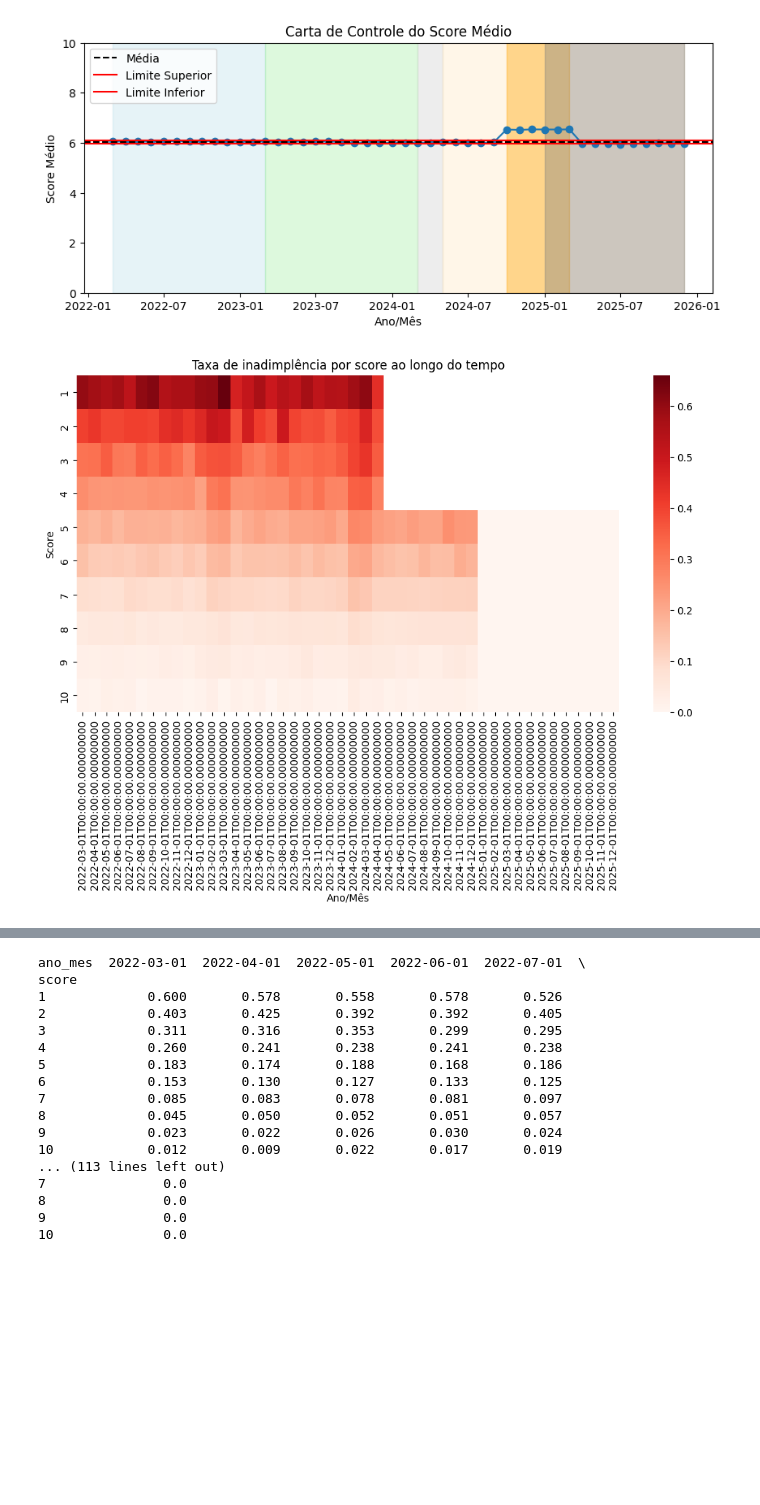
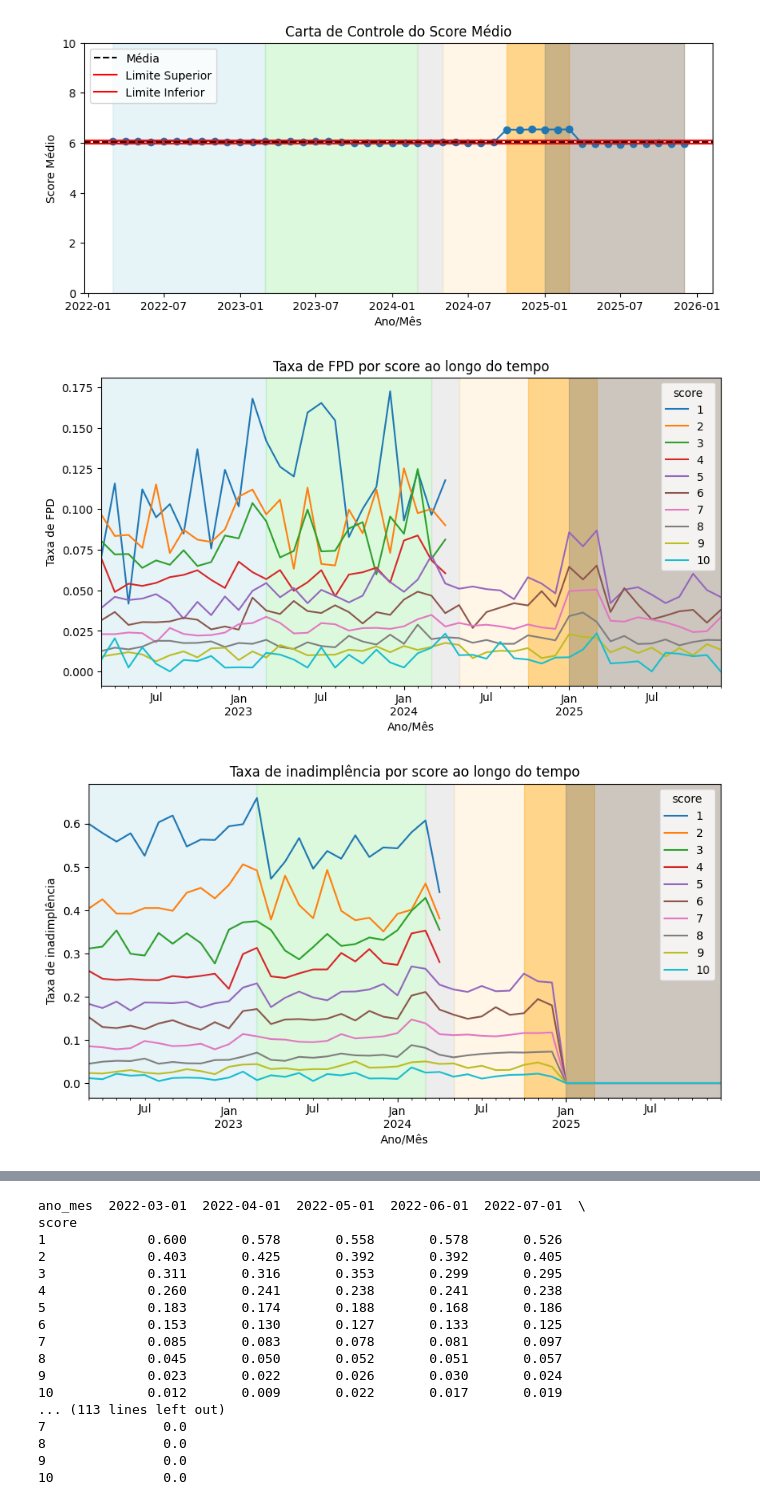
Before and after one commit to JMCVALE/ASN-ROCKS-, a Jupyter notebook: MONITORAMENTO.ipynb, the cells around one changed output, grey strips where cells are left out. Drawn from its saved outputs; the diff is of its cells as text; code cells hidden in the pictures; blank space fills up the shorter version.

```diff
--- a/MONITORAMENTO.ipynb
+++ b/MONITORAMENTO.ipynb
@@ -658,22 +675,66 @@ ax.legend()
 plt.show()
 # %% [output]
 [figure]
-# %%
-# taxa de inadimplência por score e mês
-taxa = df_model.groupby(["ano_mes","score"])["target"].mean().reset_index()
-
-# transformar em matriz
-matriz = taxa.pivot(index="score", columns="ano_mes", values="target")
-
-plt.figure(figsize=(12,6))
-
-sns.heatmap(matriz, cmap="Reds")
-
-plt.title("Taxa de inadimplência por score ao longo do tempo")
-plt.xlabel("Ano/Mês")
-plt.ylabel("Score")
-
-plt.show()
-# %% [output]
-[figure, removed]
+# %%
+base['ano_mes'] = pd.to_datetime(base['ano_mes'])
+
+# taxa de FPD por mês e score
+tabela = pd.pivot_table(
+    base,
+    values='FPD',
+    index='ano_mes',
+    columns='score',
+    aggfunc='mean'
+)
+
+fig, ax = plt.subplots(figsize=(10,5))
+
+tabela.plot(ax=ax)
+
+# pintar fundo dos períodos
+ax.axvspan('2022-03-01', '2023-03-01', color='lightblue', alpha=0.3)   # modelagem
+ax.axvspan('2023-03-01', '2024-03-01', color='lightgreen', alpha=0.3)  # observação
+ax.axvspan('2024-03-01', '2024-05-01', color='lightgray', alpha=0.4)   # limbo
+ax.axvspan('2024-05-01', tabela.index.max(), color='moccasin', alpha=0.3)  # implantado
+ax.axvspan('2024-10-01', '2025-03-01', color='orange', alpha=0.4)      # deu ruim
+ax.axvspan('2025-01-01', '2025-12-01', color='gray', alpha=0.4)        # sem target
+
+ax.set_title('Taxa de FPD por score ao longo do tempo')
+ax.set_xlabel('Ano/Mês')
+ax.set_ylabel('Taxa de FPD')
+
+plt.show()
+# %% [output]
+[figure, added]
+# %%
+base['ano_mes'] = pd.to_datetime(base['ano_mes'])
+
+# taxa de inadimplencia por mês e score
+tabela = pd.pivot_table(
+    base,
+    values='target',
+    index='ano_mes',
+    columns='score',
+    aggfunc='mean'
+)
+
+fig, tg = plt.subplots(figsize=(10,5))
+
+tabela.plot(ax=tg)
+
+# pintar fundo dos períodos
+tg.axvspan('2022-03-01', '2023-03-01', color='lightblue', alpha=0.3)
+tg.axvspan('2023-03-01', '2024-03-01', color='lightgreen', alpha=0.3)
+tg.axvspan('2024-03-01', '2024-05-01', color='lightgray', alpha=0.4)
+tg.axvspan('2024-05-01', tabela.index.max(), color='moccasin', alpha=0.3)
+tg.axvspan('2024-10-01', '2025-03-01', color='orange', alpha=0.4)
+tg.axvspan('2025-01-01', '2025-12-01', color='gray', alpha=0.4)
+
+tg.set_title('Taxa de inadimplência por score ao longo do tempo')
+tg.set_xlabel('Ano/Mês')
+tg.set_ylabel('Taxa de inadimplência')
+
+plt.show()
+# %% [output]
+[figure, added]
 # %% [markdown]
```
Also changed, not shown: parts of 9 cells of this notebook.
